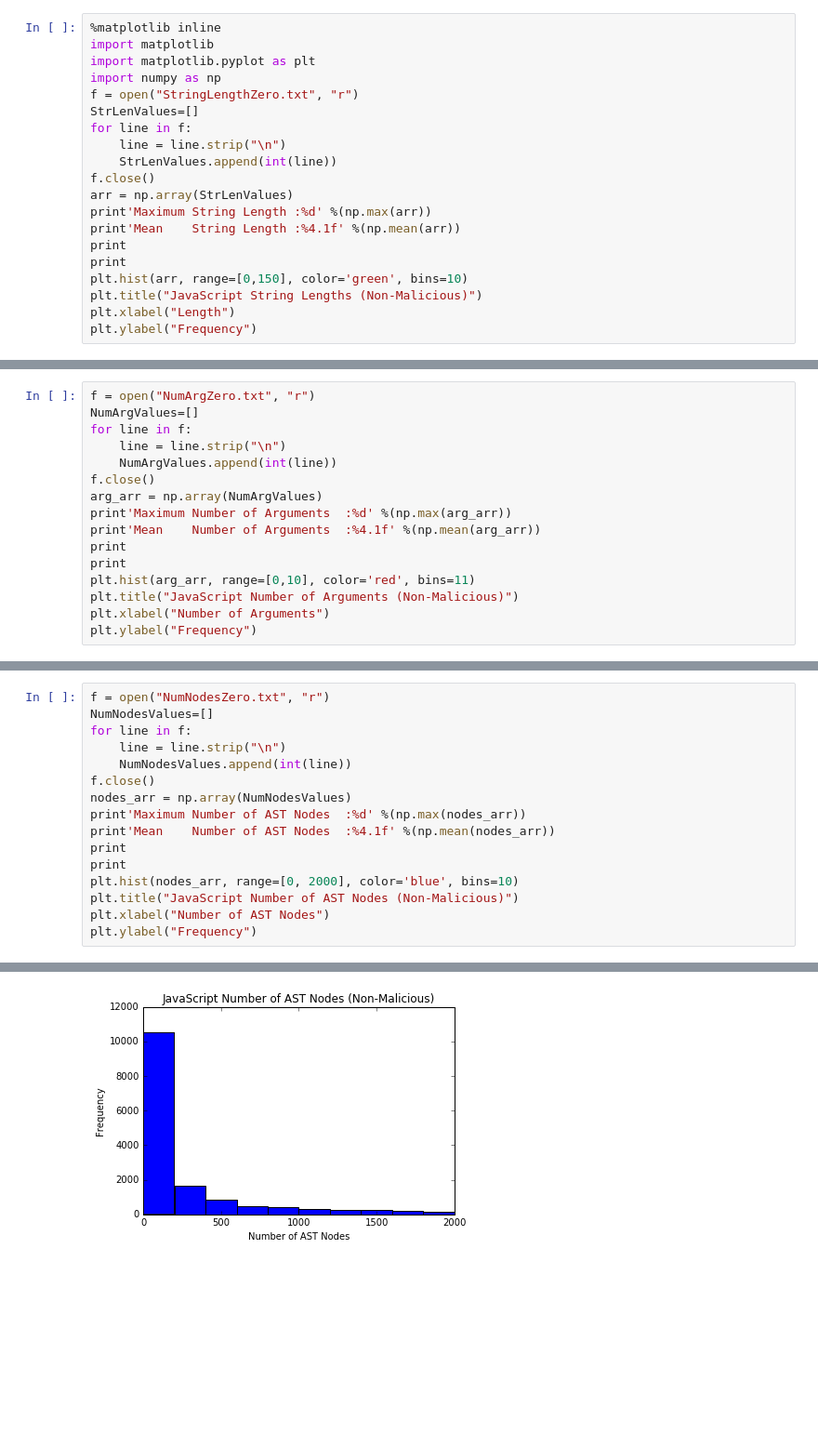
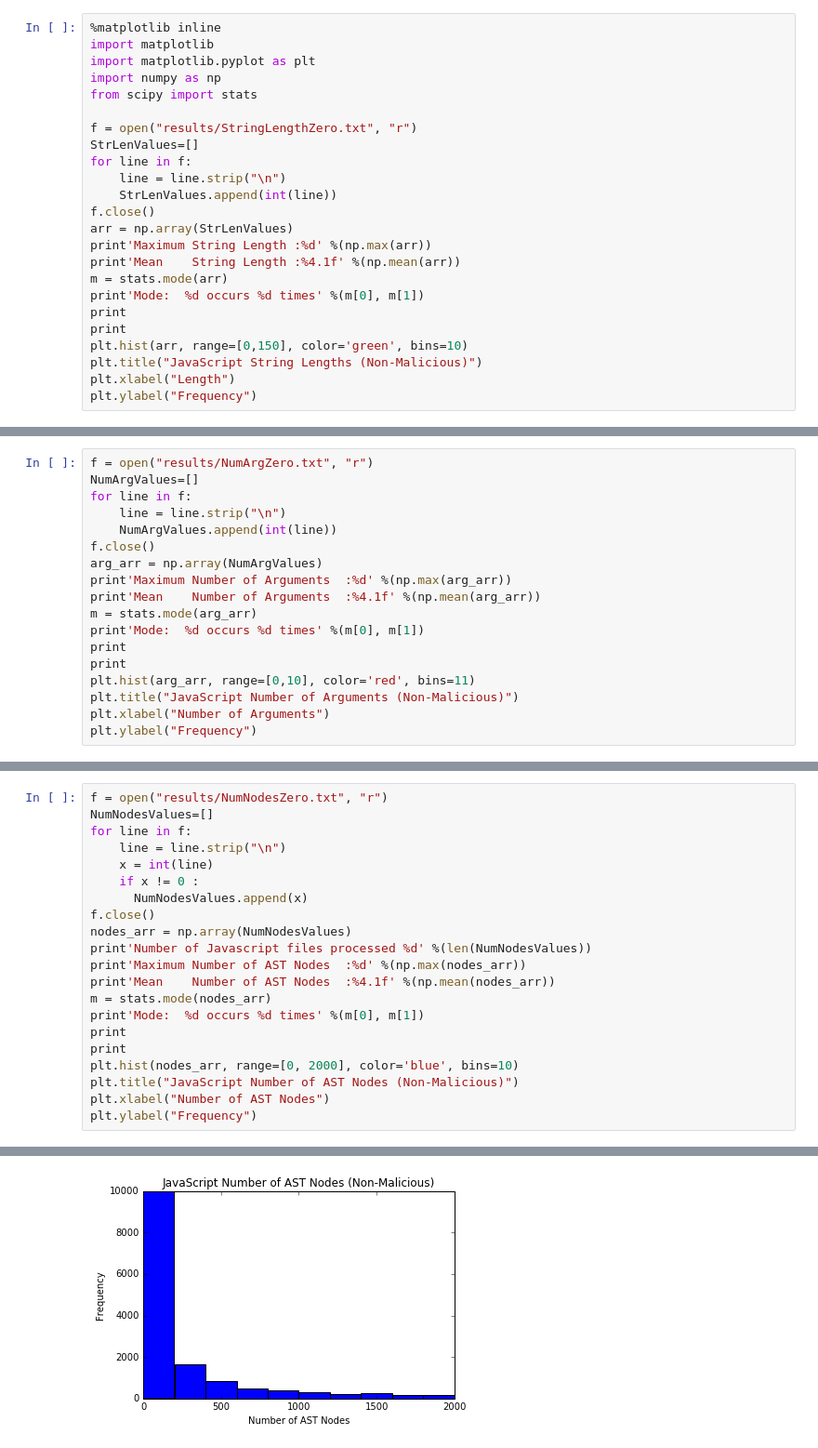
Before and after one commit to yiransheng/content-aware-ad-blocker, a Jupyter notebook: EDA-Raja/EDA_NonMalicious.ipynb, the cells around one changed output, grey strips where cells are left out. Shown at 93% size. Saved outputs shown, nothing was run; the diff lists cells and outputs as text; blank space fills up the shorter version.

```diff
--- a/EDA-Raja/EDA_NonMalicious.ipynb
+++ b/EDA-Raja/EDA_NonMalicious.ipynb
@@ -3,7 +3,9 @@
 import matplotlib
 import matplotlib.pyplot as plt
 import numpy as np
-f = open("StringLengthZero.txt", "r")
+from scipy import stats
+
+f = open("results/StringLengthZero.txt", "r")
 StrLenValues=[]
 for line in f:
     line = line.strip("\n")
@@ -12,6 +14,8 @@ f.close()
 arr = np.array(StrLenValues)
 print'Maximum String Length :%d' %(np.max(arr))
 print'Mean    String Length :%4.1f' %(np.mean(arr))
+m = stats.mode(arr)
+print'Mode:  %d occurs %d times' %(m[0], m[1])
 print
 print
 plt.hist(arr, range=[0,150], color='green', bins=10)
@@ -24,7 +29,7 @@ Mean    String Length :18.1
 <matplotlib.text.Text at 0x...>
 [figure]
 # %%
-f = open("NumArgZero.txt", "r")
+f = open("results/NumArgZero.txt", "r")
 NumArgValues=[]
 for line in f:
     line = line.strip("\n")
@@ -33,6 +38,8 @@ f.close()
 arg_arr = np.array(NumArgValues)
 print'Maximum Number of Arguments  :%d' %(np.max(arg_arr))
 print'Mean    Number of Arguments  :%4.1f' %(np.mean(arg_arr))
+m = stats.mode(arg_arr)
+print'Mode:  %d occurs %d times' %(m[0], m[1])
 print
 print
 plt.hist(arg_arr, range=[0,10], color='red', bins=11)
@@ -45,15 +53,20 @@ Mean    Number of Arguments  : 1.3
 <matplotlib.text.Text at 0x...>
 [figure]
 # %%
-f = open("NumNodesZero.txt", "r")
+f = open("results/NumNodesZero.txt", "r")
 NumNodesValues=[]
 for line in f:
     line = line.strip("\n")
-    NumNodesValues.append(int(line))
+    x = int(line)
+    if x != 0 :
+      NumNodesValues.append(x)
 f.close()
 nodes_arr = np.array(NumNodesValues)
+print'Number of Javascript files processed %d' %(len(NumNodesValues))
 print'Maximum Number of AST Nodes  :%d' %(np.max(nodes_arr))
 print'Mean    Number of AST Nodes  :%4.1f' %(np.mean(nodes_arr))
+m = stats.mode(nodes_arr)
+print'Mode:  %d occurs %d times' %(m[0], m[1])
 print
 print
 plt.hist(nodes_arr, range=[0, 2000], color='blue', bins=10)
@@ -66,2 +81,2 @@ Mean    Number of AST Nodes  :5235.7
 <matplotlib.text.Text at 0x...>
-[figure, old version]
+[figure, new version]
```
Also changed, not shown: parts of 3 cells of this notebook, 3 other files.
